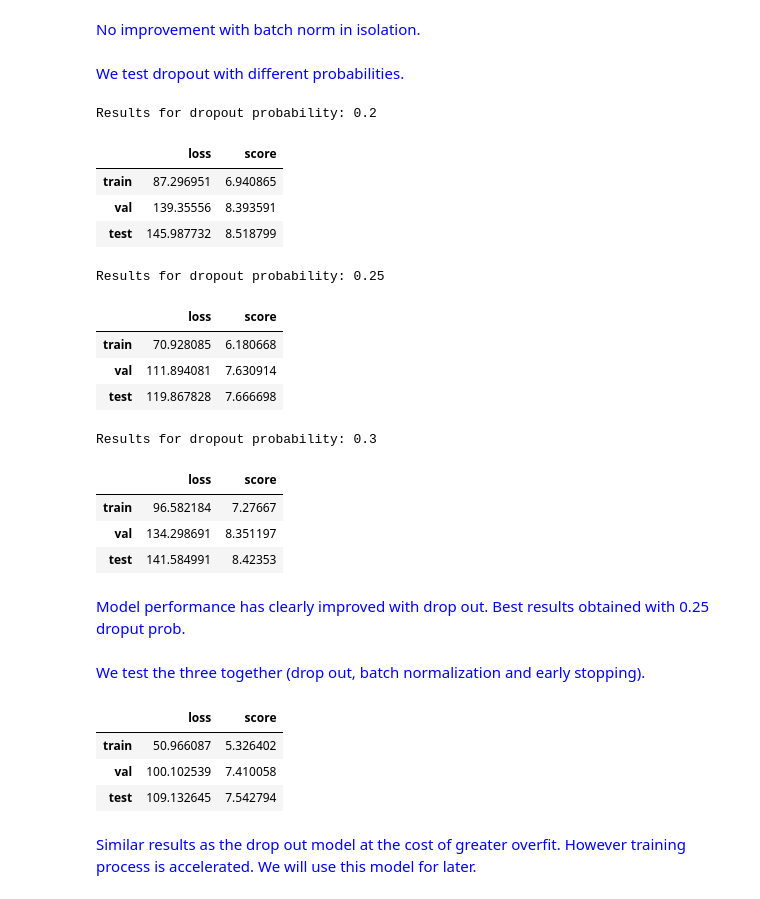
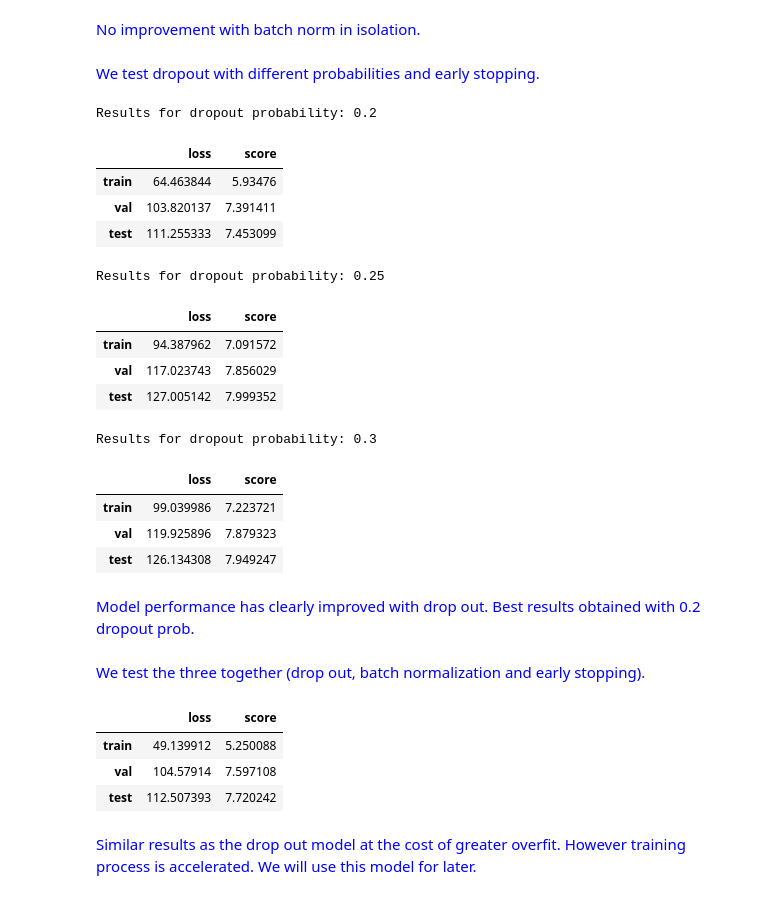
Before and after one commit to Lolillosky/GenerativeDeepLearningCourse, a Jupyter notebook: Topic2/Material/Lab_session1_student.ipynb, the cells around one changed output. Saved outputs shown, nothing was run; the diff lists cells and outputs as text; code cells hidden in the pictures.

```diff
--- a/Topic2/Material/Lab_session1_student.ipynb
+++ b/Topic2/Material/Lab_session1_student.ipynb
@@ -222,8 +226,8 @@ trainer =  pl.Trainer(max_epochs=num_epochs,
     logger=logger)
 
 train_data_loader = DataLoader(train_data, batch_size=64, shuffle=False)
-valid_data_loader = DataLoader(val_data, batch_size=len(val_data), shuffle=False)
-test_data_loader = DataLoader(test_data, batch_size=len(test_data), shuffle=False)
+valid_data_loader = DataLoader(val_data, batch_size=64, shuffle=False)
+test_data_loader = DataLoader(test_data, batch_size=64, shuffle=False)
 
 trainer.fit(lit_model, train_dataloaders=train_data_loader, val_dataloaders=valid_data_loader)
 # %% [output]
@@ -506,8 +510,8 @@ trainer =  pl.Trainer(max_epochs=num_epochs,
     logger=logger)
 
 train_data_loader = DataLoader(train_data, batch_size=64, shuffle=False)
-valid_data_loader = DataLoader(val_data, batch_size=len(val_data), shuffle=False)
-test_data_loader = DataLoader(test_data, batch_size=len(test_data), shuffle=False)
+valid_data_loader = DataLoader(val_data, batch_size=64, shuffle=False)
+test_data_loader = DataLoader(test_data, batch_size=64, shuffle=False)
 
 trainer.fit(lit_model, train_dataloaders=train_data_loader, val_dataloaders=valid_data_loader)
 # %% [output]
@@ -632,7 +634,9 @@ class SimpleCNN_batchnorm_dropout(torch.nn.Module):
 # %% [markdown]
 <span style="color: blue;">This helper function allows us to train the model for different batch norm, drop out and early stopping options.</span>
 # %%
-def train_simple_cnn_early_stopping_batchnorm_dropout(train_data_loader, valid_data_loader, early_stopping = False, batch_norm=False, dropout=0.0):
+def train_simple_cnn_early_stopping_batchnorm_dropout(train_data_loader, valid_data_loader,
+            early_stopping = False, batch_norm=False, dropout=0.0,
+            data_augment_callback = None):
 
     num_epochs = 50
 
@@ -649,6 +653,8 @@ def train_simple_cnn_early_stopping_batchnorm_dropout(train_data_loader, valid_d
     callbacks = []
     if early_stopping:
         callbacks.append(EarlyStopping(monitor="loss.valid", patience=3, mode="min"))
+    if data_augment_callback is not None:
+        callbacks.append(data_augment_callback)
 
     trainer =  pl.Trainer(max_epochs=num_epochs,
         log_every_n_steps=1,
@@ -693,7 +699,7 @@ evaluate_model(trainer, lit_model, train_data_loader, valid_data_loader, test_da
 # %% [markdown]
 <span style="color: blue;">No improvement with batch norm in isolation.</span>
 # %% [markdown]
-<span style="color: blue;">We test dropout with different probabilities.</span>
+<span style="color: blue;">We test dropout with different probabilities and early stopping.</span>
 # %%
 dropout_probs = [0.2, 0.25, 0.3]
 
@@ -704,7 +710,7 @@ for dropout_prob in dropout_probs:
     print(f"Training with dropout probability: {dropout_prob}")
 
     trainer, lit_model = train_simple_cnn_early_stopping_batchnorm_dropout(train_data_loader,
-         valid_data_loader, early_stopping=False, batch_norm=False, dropout=dropout_prob)
+         valid_data_loader, early_stopping=True, batch_norm=False, dropout=dropout_prob)
     metrics_df = evaluate_model(trainer, lit_model, train_data_loader, valid_data_loader, test_data_loader)
     metrics.append(metrics_df)
 
@@ -716,33 +722,33 @@ for m, p in zip(metrics, dropout_probs):
 # %% [output]
 Results for dropout probability: 0.2
 |  | loss | score |
-| train | 87.296951 | 6.940865 |
-| val | 139.35556 | 8.393591 |
-| test | 145.987732 | 8.518799 |
+| train | 64.463844 | 5.93476 |
+| val | 103.820137 | 7.391411 |
+| test | 111.255333 | 7.453099 |
 Results for dropout probability: 0.25
 |  | loss | score |
-| train | 70.928085 | 6.180668 |
-| val | 111.894081 | 7.630914 |
-| test | 119.867828 | 7.666698 |
+| train | 94.387962 | 7.091572 |
+| val | 117.023743 | 7.856029 |
+| test | 127.005142 | 7.999352 |
 Results for dropout probability: 0.3
 |  | loss | score |
-| train | 96.582184 | 7.27667 |
-| val | 134.298691 | 8.351197 |
-| test | 141.584991 | 8.42353 |
+| train | 99.039986 | 7.223721 |
+| val | 119.925896 | 7.879323 |
+| test | 126.134308 | 7.949247 |
 # %% [markdown]
-<span style="color: blue;">Model performance has clearly improved with drop out. Best results obtained with 0.25 droput prob.</span>
+<span style="color: blue;">Model performance has clearly improved with drop out. Best results obtained with 0.2 dropout prob.</span>
 # %% [markdown]
 <span style="color: blue;">We test the three together (drop out, batch normalization and early stopping).</span>
 # %%
 trainer, lit_model = train_simple_cnn_early_stopping_batchnorm_dropout(train_data_loader,
-            valid_data_loader, early_stopping=True, batch_norm=True, dropout= 0.25)
+            valid_data_loader, early_stopping=True, batch_norm=True, dropout= 0.2)
 
 evaluate_model(trainer, lit_model, train_data_loader, valid_data_loader, test_data_loader)
 # %% [output]
 |  | loss | score |
-| train | 50.966087 | 5.326402 |
-| val | 100.102539 | 7.410058 |
-| test | 109.132645 | 7.542794 |
+| train | 49.139912 | 5.250088 |
+| val | 104.57914 | 7.597108 |
+| test | 112.507393 | 7.720242 |
 # %% [markdown]
 <p style="color: blue;">Similar results as the drop out model at the cost of greater overfit. However training process is accelerated. We will use this model for later.</p>
 # %% [markdown]
```
Also changed, not shown: parts of 43 cells of this notebook, 4 other files.
